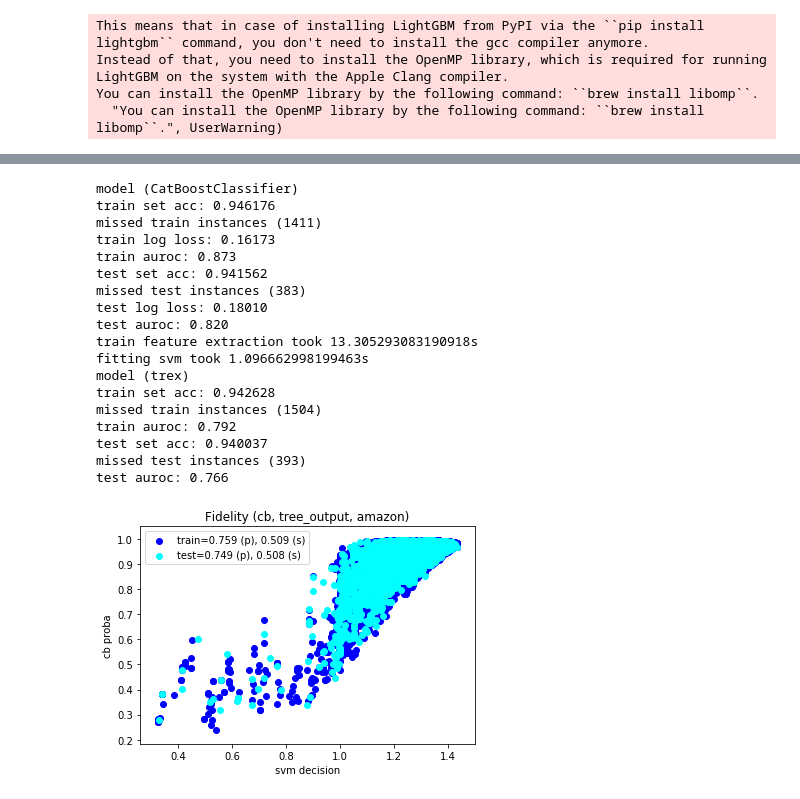
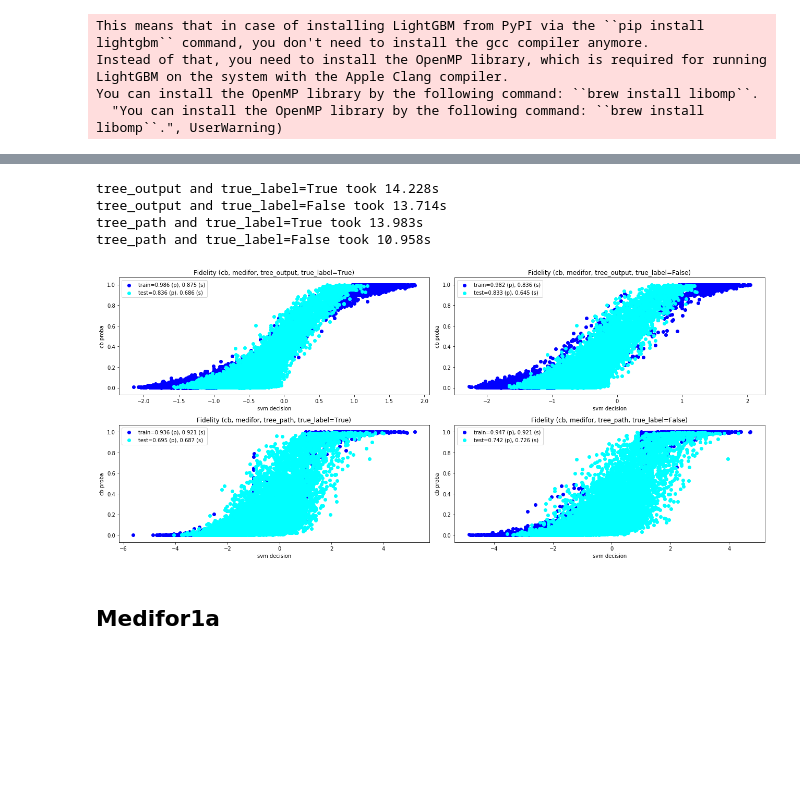
Before and after one commit to jjbrophy47/trex, a Jupyter notebook: experiments/notebooks/prediction.ipynb, the cells around one changed output, grey strips where cells are left out. Cells and saved outputs as stored; diff of their text form; code cells hidden in the pictures; blank space fills up the shorter version.

```diff
--- a/experiments/notebooks/prediction.ipynb
+++ b/experiments/notebooks/prediction.ipynb
@@ -64,23 +52,11 @@ test auroc: 0.203
 # %%
-prediction(model='cb', encoding='tree_output', dataset='amazon', n_estimators=100, random_state=1, k=None, data_dir=data_dir, timeit=True)
+prediction(model='cb', dataset='medifor', n_estimators=100, random_state=1, data_dir=data_dir)
 # %% [output]
-model (CatBoostClassifier)
-train set acc: 0.946176
-missed train instances (1411)
-train log loss: 0.16173
-train auroc: 0.873
-test set acc: 0.941562
-missed test instances (383)
-test log loss: 0.18010
-test auroc: 0.820
-train feature extraction took 13.305293083190918s
-fitting svm took 1.096662998199463s
-model (trex)
-train set acc: 0.942628
-missed train instances (1504)
-train auroc: 0.792
-test set acc: 0.940037
-missed test instances (393)
-test auroc: 0.766
+tree_output and true_label=True took 14.228s
+tree_output and true_label=False took 13.714s
+tree_path and true_label=True took 13.983s
+tree_path and true_label=False took 10.958s
-[figure, old version]
+[figure, new version]
+# %% [markdown]
+## Medifor1a
 # %%
```
Also changed, not shown: parts of 18 cells of this notebook, 17 other files.
